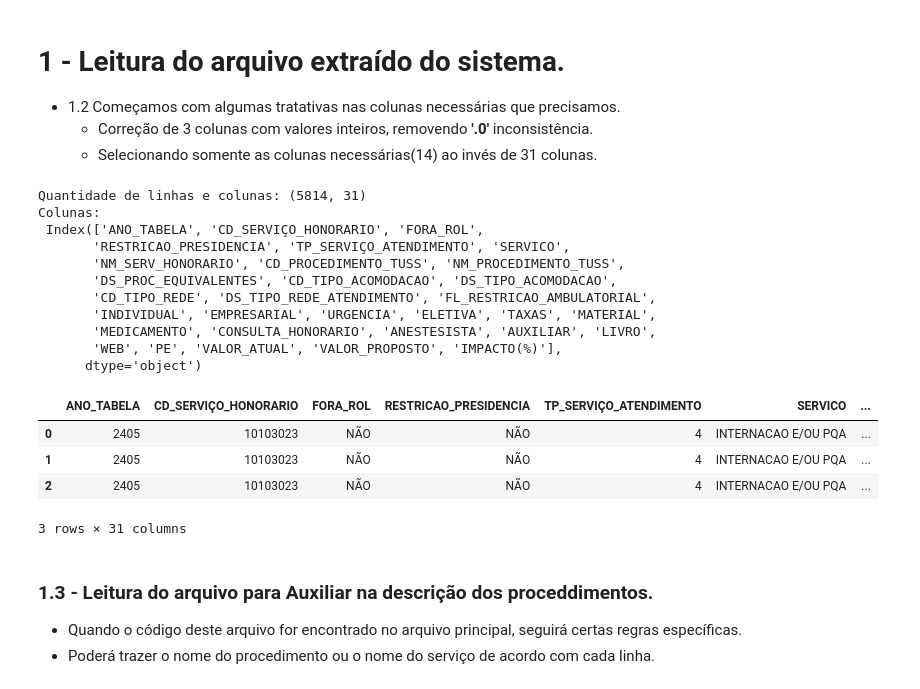
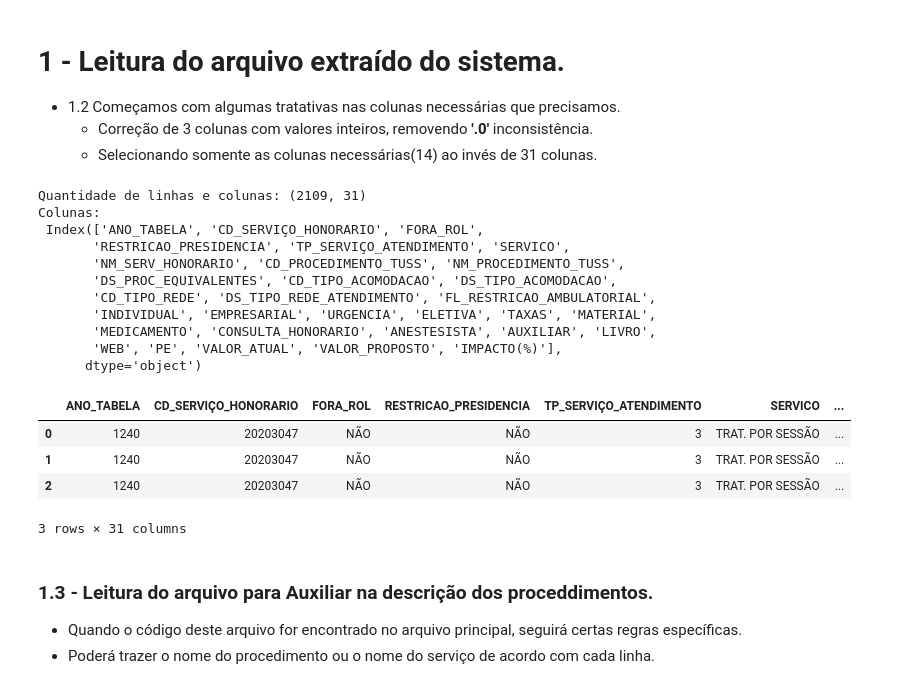
Before and after one commit to Jefferson170713/Project_HapDoc, a Jupyter notebook: script_teste.ipynb, the cells around one changed output. Cells and saved outputs as stored; diff of their text form; code cells hidden in the pictures.

```diff
--- a/script_teste.ipynb
+++ b/script_teste.ipynb
@@ -6,36 +6,36 @@
 # %%
 # importando as bibliotecas necessárias
 import pandas as pd
 import numpy as np
 from pandas import ExcelWriter
 
 # lendo o arquivo
-df = pd.read_csv(r'./ARQUIVOS/T2182_DEMAIS_PACOTES_PROTOCOLO_424126_TIPO_PACOTE_2_07042025163931.CSV', sep=';', encoding='latin1', low_memory=False)
+df = pd.read_csv(r'./ARQUIVOS/EXPEDITO SÃO CAMILO.CSV', sep=';', encoding='latin1', low_memory=False)
 # mostrando a quantidade de linhas e colunas
 print(f'Quantidade de linhas e colunas: {df.shape}')
 df['CD_SERVIÇO_HONORARIO'] = df['CD_SERVIÇO_HONORARIO'].astype(str).str.replace('.0', '').str.zfill(8)
 df['CD_PROCEDIMENTO_TUSS'] = df['CD_PROCEDIMENTO_TUSS'].astype(str).str.replace('.0', '')
 df['CD_TIPO_ACOMODACAO'] = df['CD_TIPO_ACOMODACAO'].astype(str).str.replace('.0', '')
 # Mostrando as colunas
 print(f'Colunas: \n {df.columns}')
 # Mostrando as primeiras linhas
 df.head(3)
 # %% [output]
-Quantidade de linhas e colunas: (5814, 31)
+Quantidade de linhas e colunas: (2109, 31)
 Colunas:
  Index(['ANO_TABELA', 'CD_SERVIÇO_HONORARIO', 'FORA_ROL',
        'RESTRICAO_PRESIDENCIA', 'TP_SERVIÇO_ATENDIMENTO', 'SERVICO',
        'NM_SERV_HONORARIO', 'CD_PROCEDIMENTO_TUSS', 'NM_PROCEDIMENTO_TUSS',
        'DS_PROC_EQUIVALENTES', 'CD_TIPO_ACOMODACAO', 'DS_TIPO_ACOMODACAO',
        'CD_TIPO_REDE', 'DS_TIPO_REDE_ATENDIMENTO', 'FL_RESTRICAO_AMBULATORIAL',
        'INDIVIDUAL', 'EMPRESARIAL', 'URGENCIA', 'ELETIVA', 'TAXAS', 'MATERIAL',
        'MEDICAMENTO', 'CONSULTA_HONORARIO', 'ANESTESISTA', 'AUXILIAR', 'LIVRO',
        'WEB', 'PE', 'VALOR_ATUAL', 'VALOR_PROPOSTO', 'IMPACTO(%)'],
       dtype='object')
 |  | ANO_TABELA | CD_SERVIÇO_HONORARIO | FORA_ROL | RESTRICAO_PRESIDENCIA | TP_SERVIÇO_ATENDIMENTO | SERVICO | ... |
-| 0 | 2405 | 10103023 | NÃO | NÃO | 4 | INTERNACAO E/OU PQA | ... |
-| 1 | 2405 | 10103023 | NÃO | NÃO | 4 | INTERNACAO E/OU PQA | ... |
-| 2 | 2405 | 10103023 | NÃO | NÃO | 4 | INTERNACAO E/OU PQA | ... |
+| 0 | 1240 | 20203047 | NÃO | NÃO | 3 | TRAT. POR SESSÃO | ... |
+| 1 | 1240 | 20203047 | NÃO | NÃO | 3 | TRAT. POR SESSÃO | ... |
+| 2 | 1240 | 20203047 | NÃO | NÃO | 3 | TRAT. POR SESSÃO | ... |
 3 rows × 31 columns
 # %% [markdown]
 ### 1.3 - Leitura do arquivo para Auxiliar na descrição dos proceddimentos.
```
Also changed, not shown: parts of 7 cells of this notebook, 2 other files.
